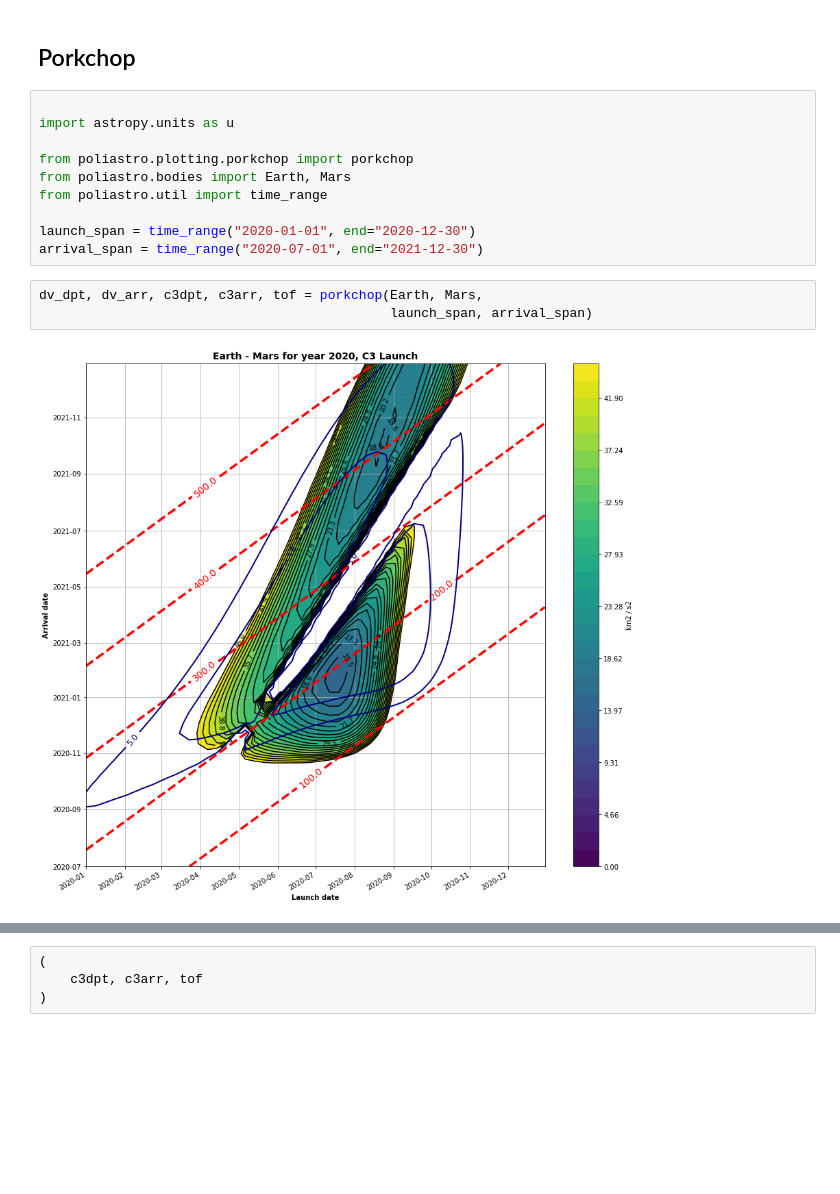
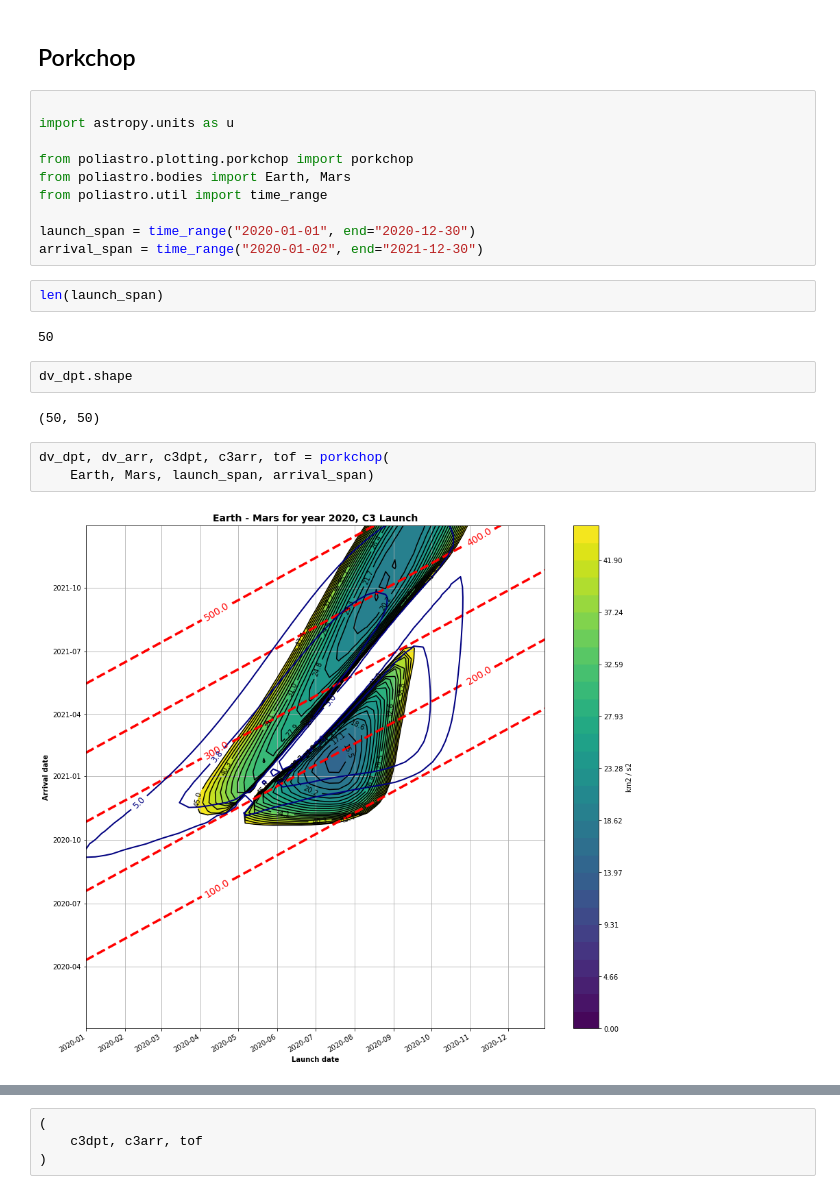
Before and after one commit to InterImm/interplanetary-logistics, a Jupyter notebook: notebooks/test.ipynb, the cells around one changed output, grey strips where cells are left out. Cells and saved outputs as stored; diff of their text form; blank space fills up the shorter version.

```diff
--- a/notebooks/test.ipynb
+++ b/notebooks/test.ipynb
@@ -128,12 +128,20 @@ from poliastro.bodies import Earth, Mars
 from poliastro.util import time_range
 
 launch_span = time_range("2020-01-01", end="2020-12-30")
-arrival_span = time_range("2020-07-01", end="2021-12-30")
+arrival_span = time_range("2020-01-02", end="2021-12-30")
+# %%
+len(launch_span)
+# %% [output]
+50
+# %%
+dv_dpt.shape
+# %% [output]
+(50, 50)
 # %%
-dv_dpt, dv_arr, c3dpt, c3arr, tof = porkchop(Earth, Mars,
-                                             launch_span, arrival_span)
+dv_dpt, dv_arr, c3dpt, c3arr, tof = porkchop(
+    Earth, Mars, launch_span, arrival_span)
 # %% [output]
-[figure, old version]
+[figure, new version]
 # %%
 (
     dv_dpt, dv_arr
```
Also changed, not shown: parts of 8 cells of this notebook, 2 other files.
